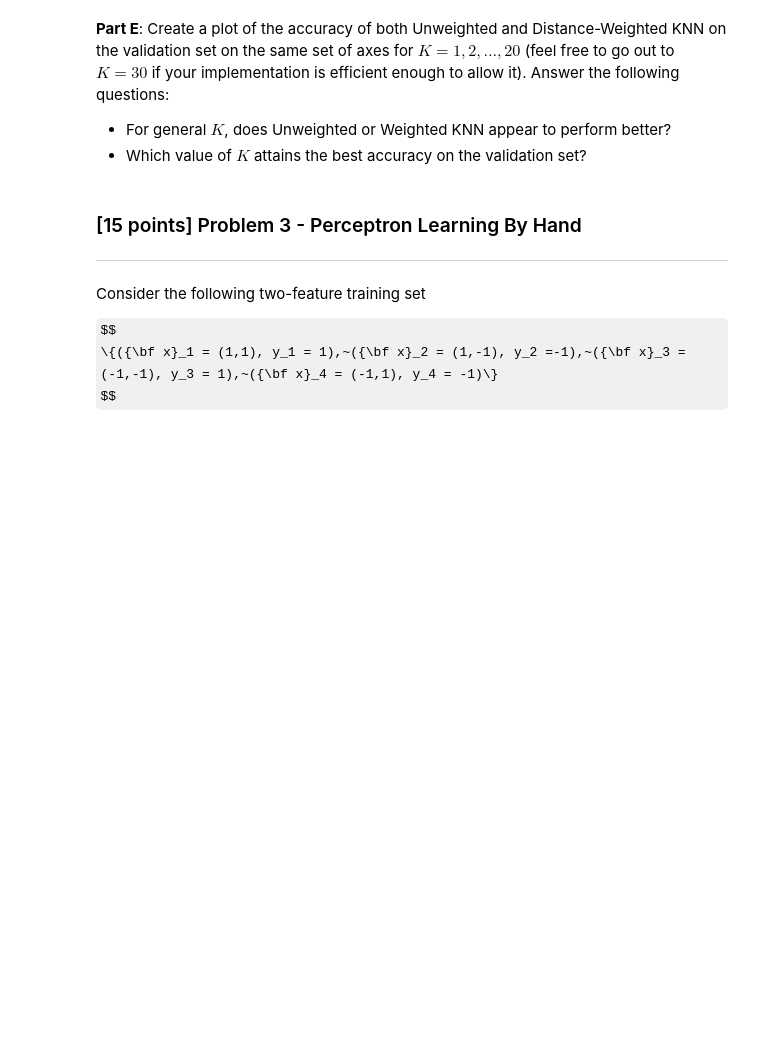
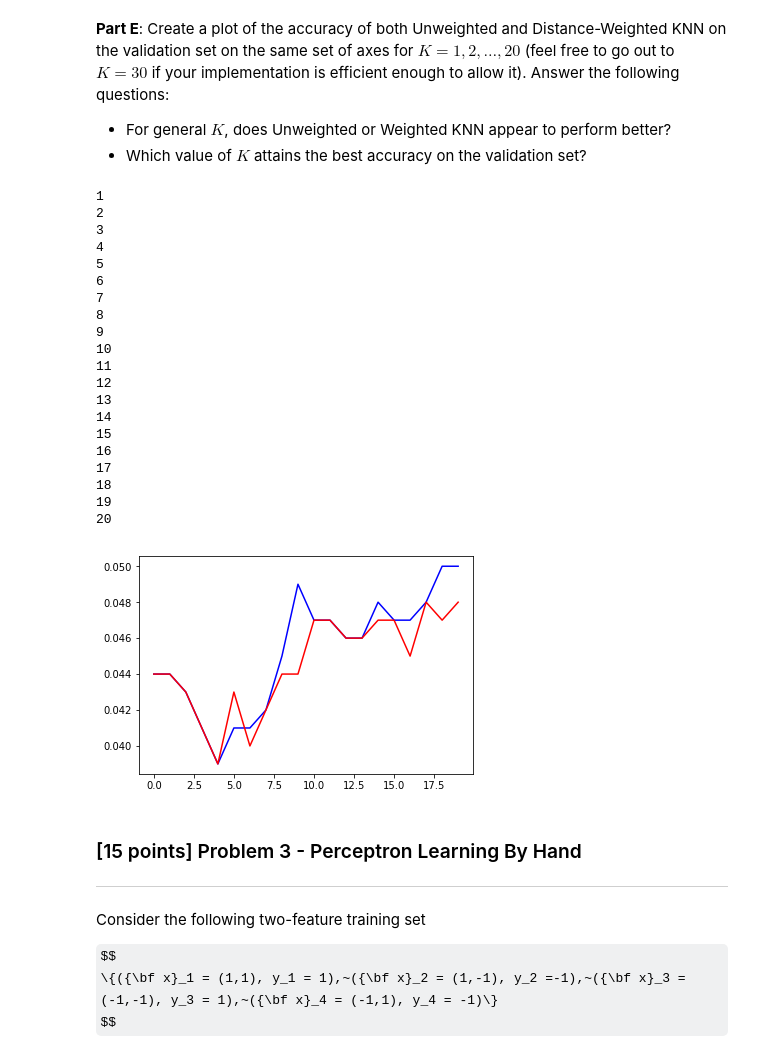
Before and after one commit to lula4266/CSCI-4622-Machine-Learning, a Jupyter notebook: hmwk/hmwk02/hmwk02.ipynb, the cells around one changed output. Cells and saved outputs as stored; diff of their text form; code cells hidden in the pictures; some formulas as TeX source; blank space fills up the shorter version.

```diff
--- a/hmwk/hmwk02/hmwk02.ipynb
+++ b/hmwk/hmwk02/hmwk02.ipynb
@@ -163,6 +257,48 @@ When you think you're done, execute the following cell to run three final unit t
 
 - For general $K$, does Unweighted or Weighted KNN appear to perform better?
 - Which value of $K$ attains the best accuracy on the validation set?
+# %%
+
+UerrorRate = []
+WerrorRate = []
+for i in range(1,21):
+    print(i)
+    UKNN = KNN(X_train,y_train,K = i, distance_weighted = False)
+    WKNN = KNN(X_train,y_train,K = i, distance_weighted = True)
+    Uyhat = UKNN.predict(X_valid)
+    Wyhat = WKNN.predict(X_valid)
+    Umat = confusion_matrix(y_valid,Uyhat)
+    Wmat = confusion_matrix(y_valid,Wyhat)
+    U_wrong = (Umat.sum()-np.sum(np.diag(Umat)))/Umat.sum()
+    W_wrong = (Wmat.sum()-np.sum(np.diag(Wmat)))/Wmat.sum()
+    UerrorRate.append(U_wrong)
+    WerrorRate.append(W_wrong)
+plt.plot(UerrorRate,color = 'b')
+plt.plot(WerrorRate,color = 'r')
+plt.legend(['Unweighted Error Rate','Weighted Error Rate'])
+plt.show()
+# %% [output]
+1
+2
+3
+4
+5
+6
+7
+8
+9
+10
+11
+12
+13
+14
+15
+16
+17
+18
+19
+20
+[figure, added]
 # %% [markdown]
 ### [15 points] Problem 3 - Perceptron Learning By Hand
 ***
```
Also changed, not shown: parts of 9 cells of this notebook.
